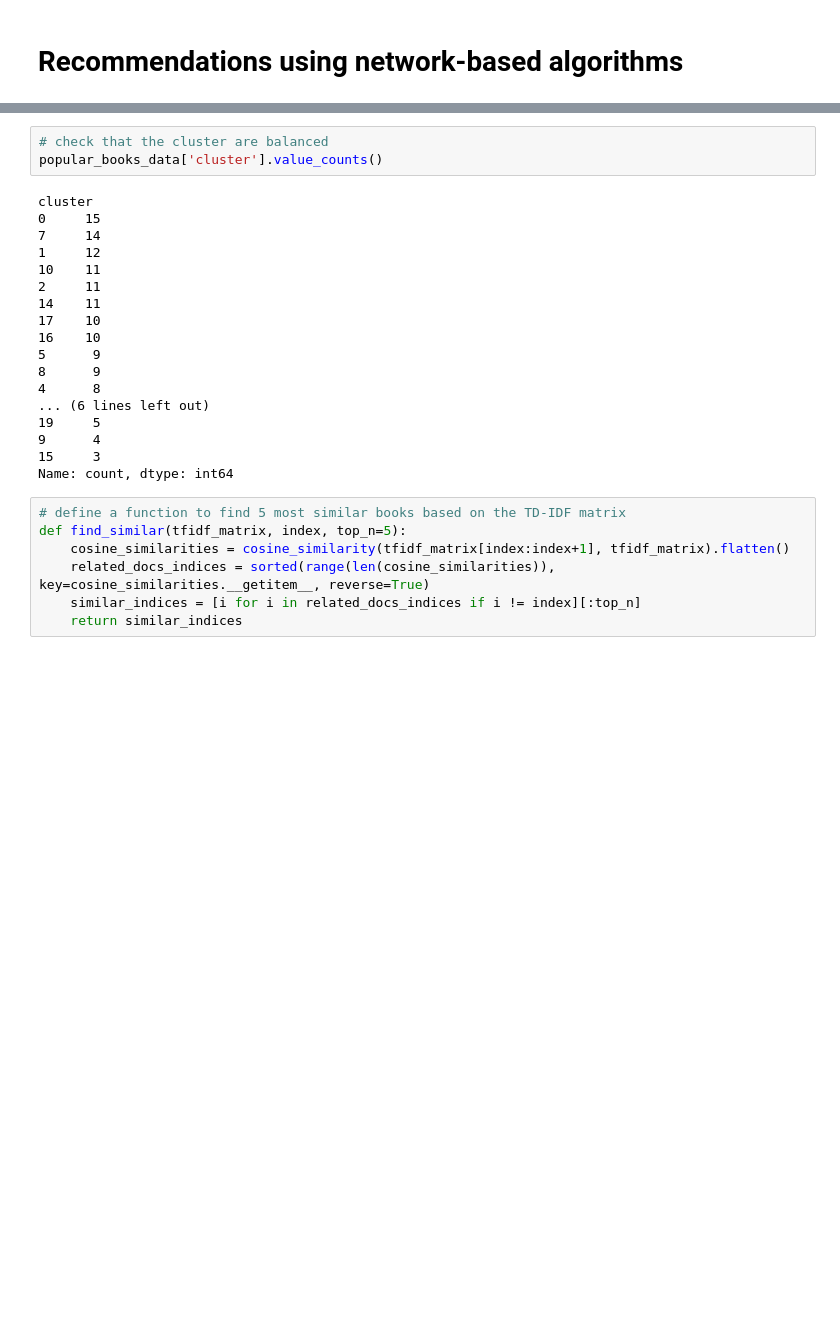
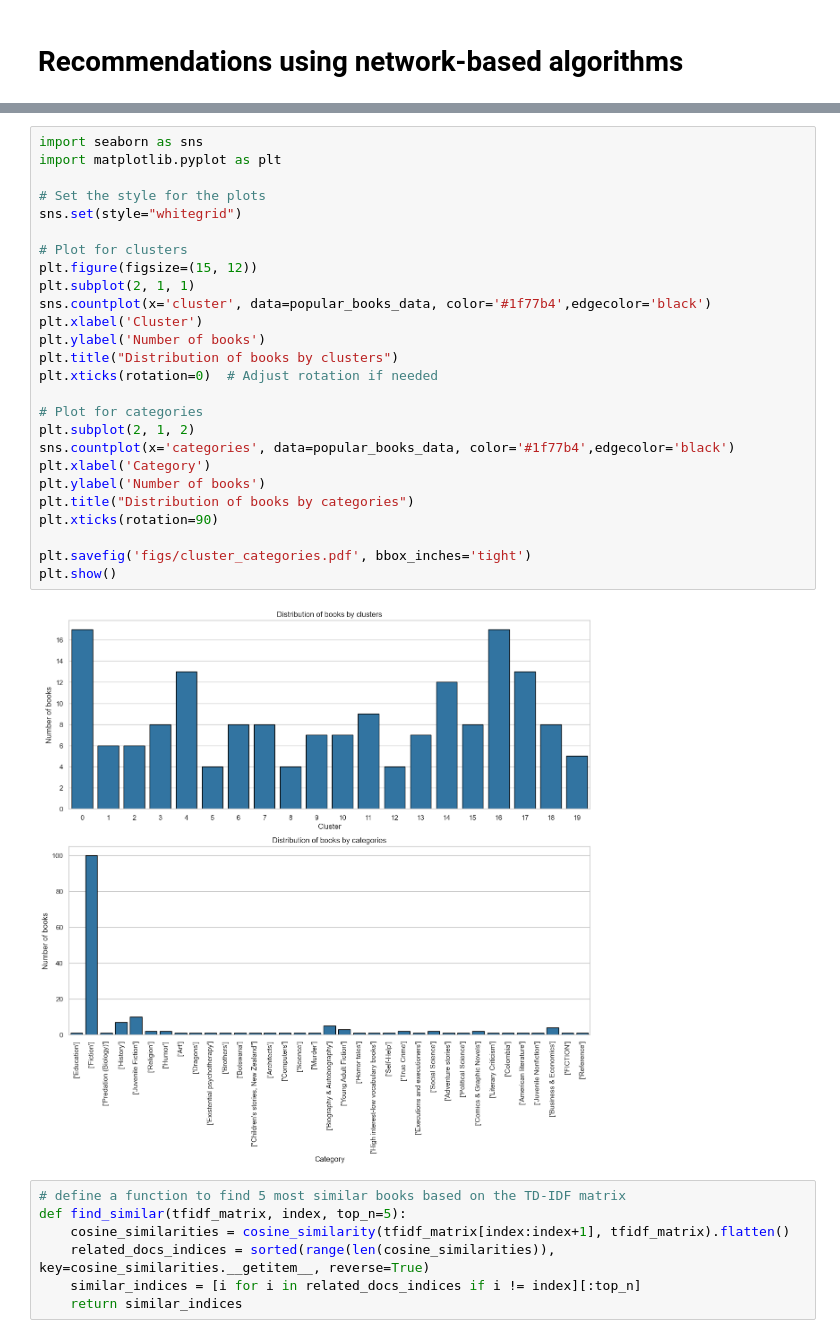
Before and after one commit to s185231/02808_CompTools, a Jupyter notebook: network_recommendations.ipynb, the cells around one changed output, grey strips where cells are left out. Cells and saved outputs as stored; diff of their text form; blank space fills up the shorter version.

```diff
--- a/network_recommendations.ipynb
+++ b/network_recommendations.ipynb
@@ -101,24 +101,31 @@ number of clusters:  20
-# %%
-# check that the cluster are balanced
-popular_books_data['cluster'].value_counts()
-# %% [output]
-cluster
-0     15
-7     14
-1     12
-10    11
-2     11
-14    11
-17    10
-16    10
-5      9
-8      9
-4      8
-... (6 lines left out)
-19     5
-9      4
-15     3
-Name: count, dtype: int64
+# %%
+import seaborn as sns
+import matplotlib.pyplot as plt
+
+# Set the style for the plots
+sns.set(style="whitegrid")
+
+# Plot for clusters
+plt.figure(figsize=(15, 12))
+plt.subplot(2, 1, 1)
+sns.countplot(x='cluster', data=popular_books_data, color='#1f77b4',edgecolor='black')
+plt.xlabel('Cluster')
+plt.ylabel('Number of books')
+plt.title("Distribution of books by clusters")
+plt.xticks(rotation=0)  # Adjust rotation if needed
+
+# Plot for categories
+plt.subplot(2, 1, 2)
+sns.countplot(x='categories', data=popular_books_data, color='#1f77b4',edgecolor='black')
+plt.xlabel('Category')
+plt.ylabel('Number of books')
+plt.title("Distribution of books by categories")
+plt.xticks(rotation=90)
+
+plt.savefig('figs/cluster_categories.pdf', bbox_inches='tight')
+plt.show()
+# %% [output]
+[figure, added]
 # %%
 # define a function to find 5 most similar books based on the TD-IDF matrix
 def find_similar(tfidf_matrix, index, top_n=5):
```
Also changed, not shown: parts of 6 cells of this notebook.
